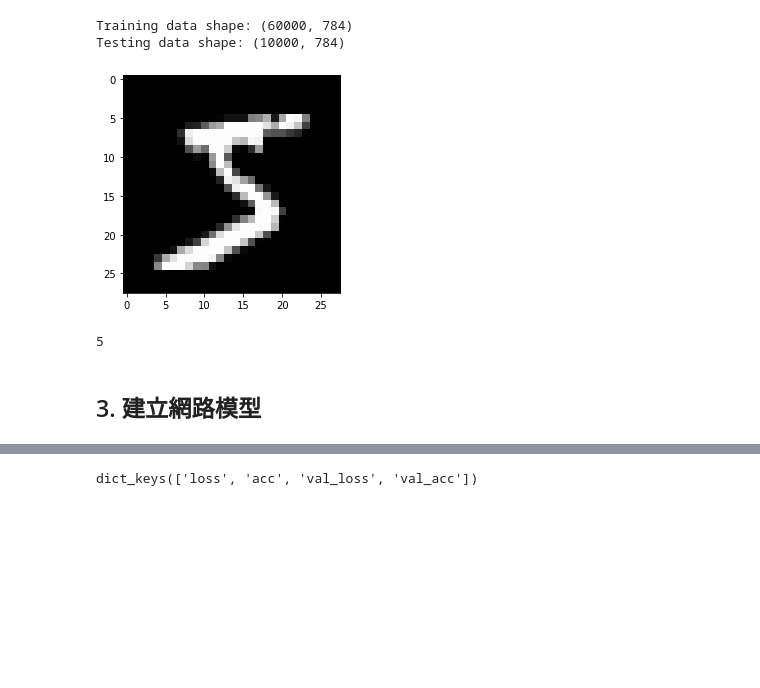
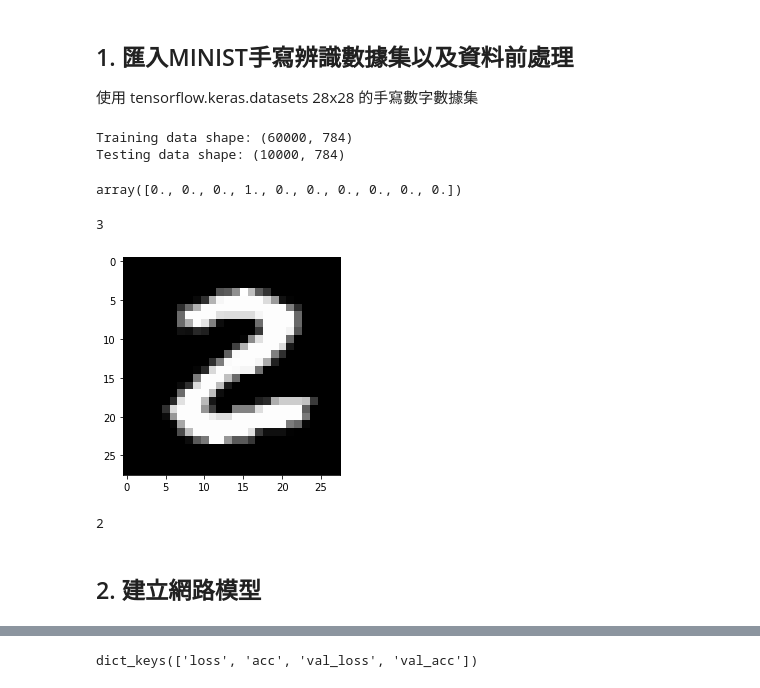
Before and after one commit to andy6804tw/2020-12th-ironman, a Jupyter notebook: 29.DNN(分類器)/29.MNIST-DNN.ipynb, the cells around one changed output, grey strips where cells are left out. Saved outputs shown, nothing was run; the diff lists cells and outputs as text; code cells hidden in the pictures; blank space fills up the shorter version.

```diff
--- a/29.DNN(分類器)/29.MNIST-DNN.ipynb
+++ b/29.DNN(分類器)/29.MNIST-DNN.ipynb
@@ -19,3 +4,6 @@ train_ratio = 0.9
+# %% [markdown]
+## 1. 匯入MINIST手寫辨識數據集以及資料前處理
+使用 tensorflow.keras.datasets 28x28 的手寫數字數據集
 # %%
 from tensorflow.keras.datasets import mnist
 
@@ -31,15 +19,23 @@ print('Testing data shape:',X_test.shape)
 # %% [output]
 Training data shape: (60000, 784)
 Testing data shape: (10000, 784)
+# %%
+y_train_one_hot[50]
+# %% [output]
+array([0., 0., 0., 1., 0., 0., 0., 0., 0., 0.])
+# %%
+y_train[50]
+# %% [output]
+3
 # %%
-plt.imshow(X_train[0].reshape(28, 28), cmap='gray')
+plt.imshow(X_train[25].reshape(28, 28), cmap='gray')
 plt.show()
-print(y_train[0])
+print(y_train[25])
 # %% [output]
-[figure, old version]
+[figure, new version]
-5
+2
 # %% [markdown]
-## 3. 建立網路模型
+## 2. 建立網路模型
 # %%
 import tensorflow as tf
 from tensorflow import keras
```
Also changed, not shown: parts of 15 cells of this notebook, 1 other file.
